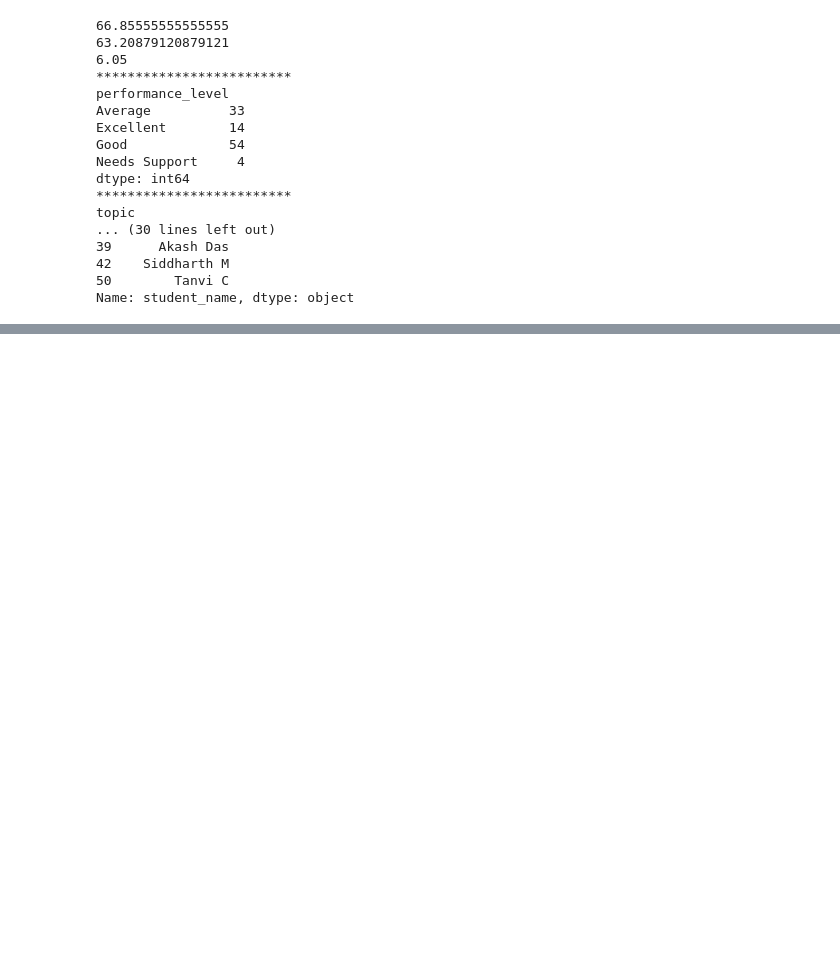
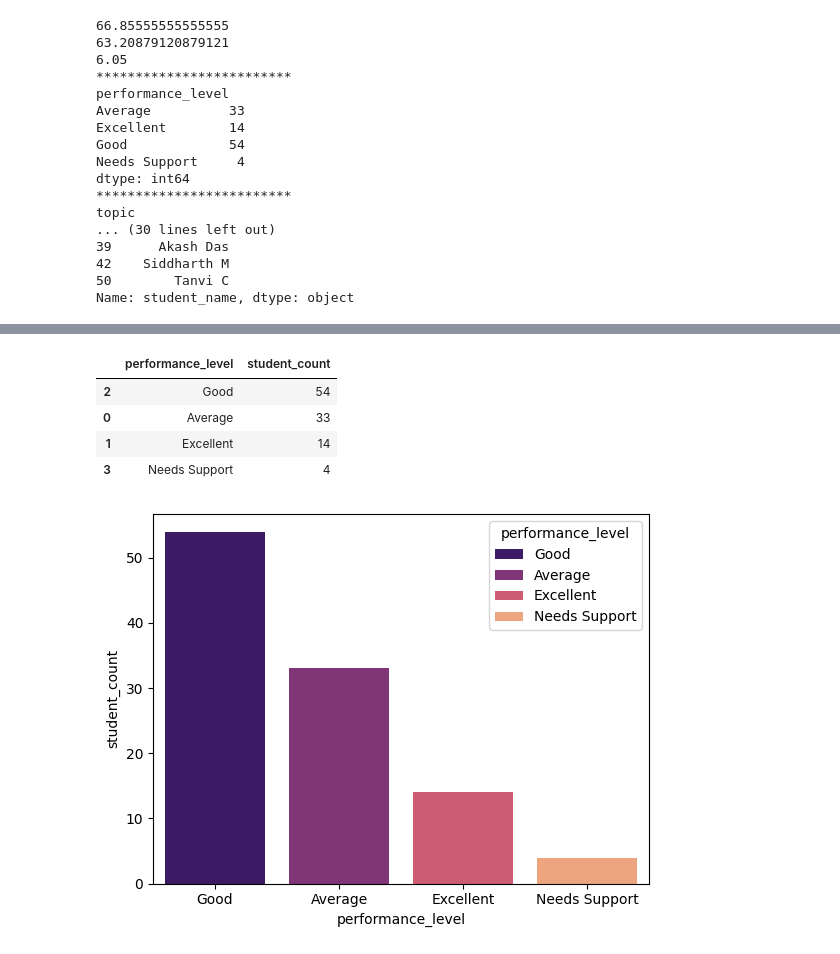
Before and after one commit to shanmukh-29/my-first-repo, a Jupyter notebook: MiniProject_1.ipynb, the cells around one changed output, grey strips where cells are left out. Drawn from its saved outputs; the diff is of its cells as text; code cells hidden in the pictures; blank space fills up the shorter version.

```diff
--- a/MiniProject_1.ipynb
+++ b/MiniProject_1.ipynb
@@ -91,12 +91,16 @@ Name: student_name, dtype: object
 import matplotlib.pyplot as plt
 import seaborn as sns
 
-df=pd.read_csv('cleaned_ai_learning_lab.csv')
 df['total_score']=df['assignment_score']+df['quiz_score']
 
 average_score_by_topic = df.groupby('topic')['total_score'].mean().reset_index()
 
+display(average_score_by_topic)
+
+
 average_score_by_topic = average_score_by_topic.sort_values(by='total_score', ascending=False)
+print('The below is sorted order')
+display(average_score_by_topic)
 
 plt.figure(figsize=(12, 7))
 sns.barplot(x='total_score', y='topic', data=average_score_by_topic, palette='viridis')
@@ -111 +150,13 @@ Passing `palette` without assigning `hue` is deprecated and will be removed in v
 [figure]
+# %%
+student_count_by_Pl=df.groupby('performance_level').size().reset_index(name='student_count').sort_values(by='student_count',ascending=False)
+display(student_count_by_Pl)
+sns.barplot(x='performance_level', y='student_count', data=student_count_by_Pl, palette='magma', hue='performance_level', legend=True)
+plt.show()
+# %% [output]
+|  | performance_level | student_count |
+| 2 | Good | 54 |
+| 0 | Average | 33 |
+| 1 | Excellent | 14 |
+| 3 | Needs Support | 4 |
+[figure, added]
```
Also changed, not shown: parts of 3 cells of this notebook.
